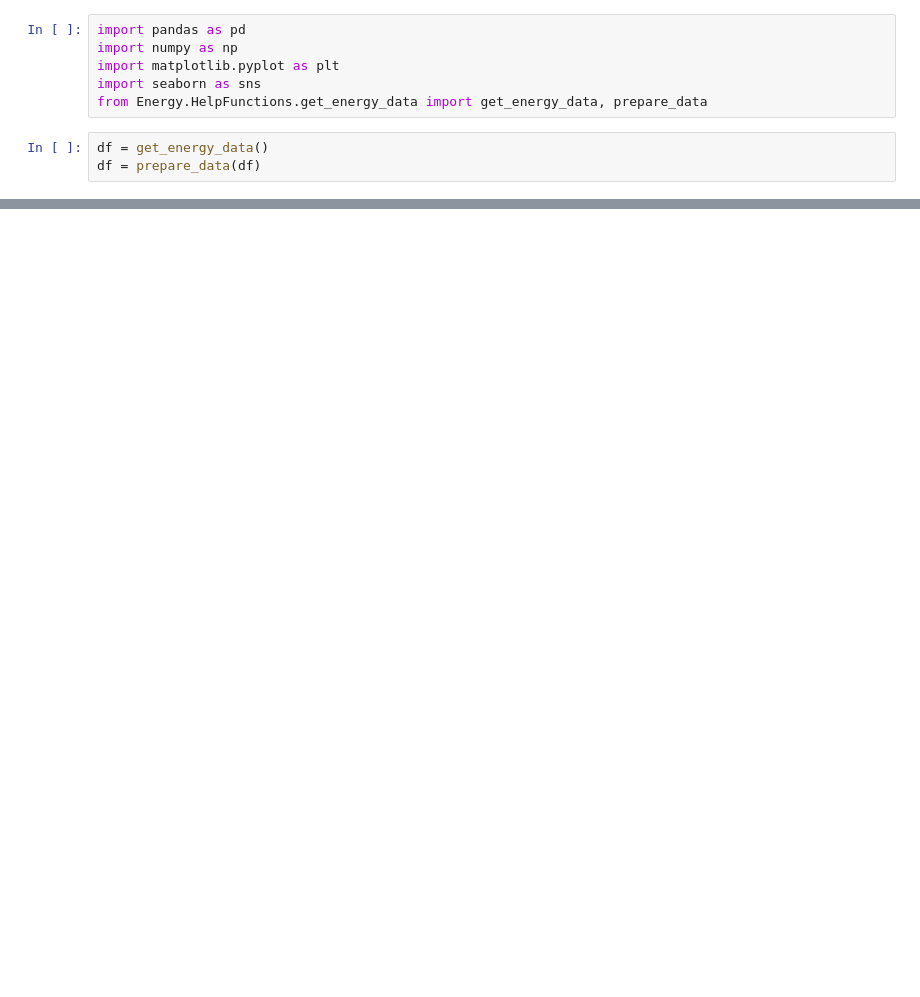
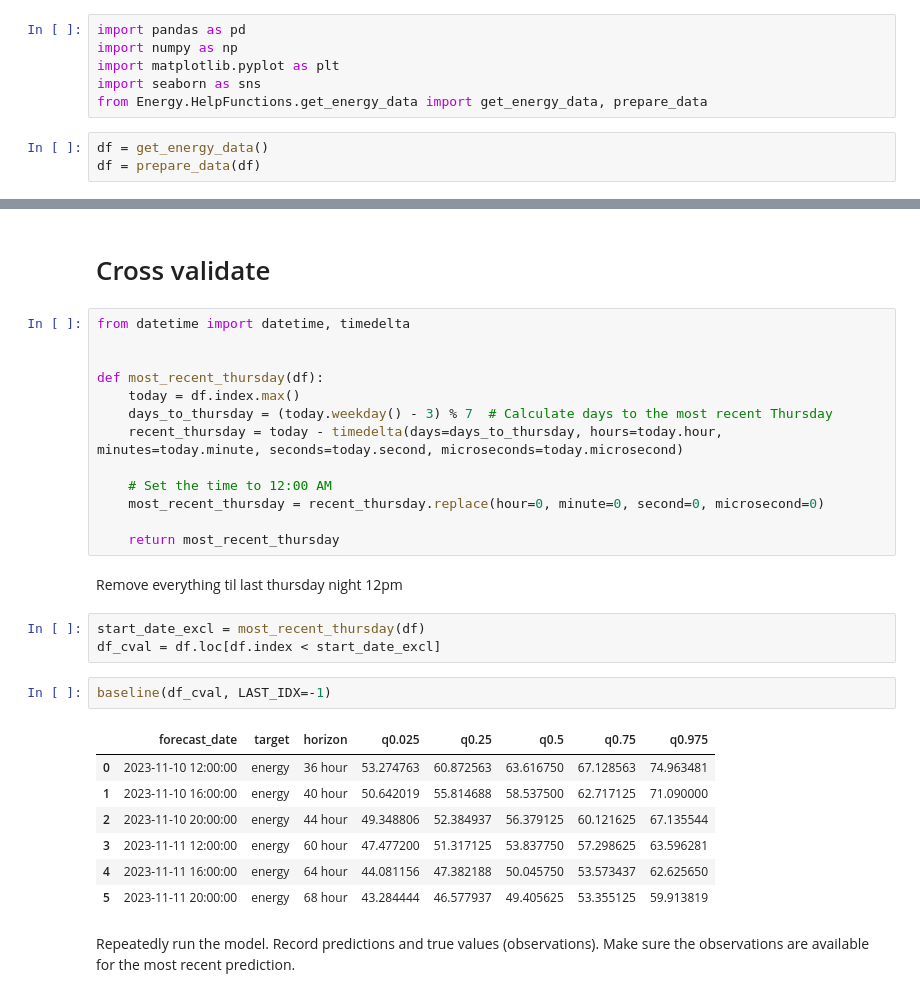
Before and after one commit to EliasKng/PTSFC, a Jupyter notebook: Energy/cross_validation.ipynb, the cells around one changed output, grey strips where cells are left out. Drawn from its saved outputs; the diff is of its cells as text; blank space fills up the shorter version.

```diff
--- a/Energy/cross_validation.ipynb
+++ b/Energy/cross_validation.ipynb
@@ -43,3 +45,35 @@ A
 | 3 | 2023-11-14 20:00:00 | energy | 60 hour | 51.757831 | 55.769188 | 58.404375 | 62.398563 | 69.663931 |
 | 4 | 2023-11-15 00:00:00 | energy | 64 hour | 41.628875 | 44.106687 | 45.769250 | 49.245688 | 56.137538 |
 | 5 | 2023-11-15 04:00:00 | energy | 68 hour | 40.345519 | 42.847750 | 44.830875 | 48.450500 | 55.380406 |
+# %% [markdown]
+# Cross validate
+# %%
+from datetime import datetime, timedelta
+
+
+def most_recent_thursday(df):
+    today = df.index.max()
+    days_to_thursday = (today.weekday() - 3) % 7  # Calculate days to the most recent Thursday
+    recent_thursday = today - timedelta(days=days_to_thursday, hours=today.hour, minutes=today.minute, seconds=today.second, microseconds=today.microsecond)
+
+    # Set the time to 12:00 AM
+    most_recent_thursday = recent_thursday.replace(hour=0, minute=0, second=0, microsecond=0)
+
+    return most_recent_thursday
+# %% [markdown]
+Remove everything til last thursday night 12pm
+# %%
+start_date_excl = most_recent_thursday(df)
+df_cval = df.loc[df.index < start_date_excl]
+# %%
+baseline(df_cval, LAST_IDX=-1)
+# %% [output]
+|  | forecast_date | target | horizon | q0.025 | q0.25 | q0.5 | q0.75 | q0.975 |
+| 0 | 2023-11-10 12:00:00 | energy | 36 hour | 53.274763 | 60.872563 | 63.616750 | 67.128563 | 74.963481 |
+| 1 | 2023-11-10 16:00:00 | energy | 40 hour | 50.642019 | 55.814688 | 58.537500 | 62.717125 | 71.090000 |
+| 2 | 2023-11-10 20:00:00 | energy | 44 hour | 49.348806 | 52.384937 | 56.379125 | 60.121625 | 67.135544 |
+| 3 | 2023-11-11 12:00:00 | energy | 60 hour | 47.477200 | 51.317125 | 53.837750 | 57.298625 | 63.596281 |
+| 4 | 2023-11-11 16:00:00 | energy | 64 hour | 44.081156 | 47.382188 | 50.045750 | 53.573437 | 62.625650 |
+| 5 | 2023-11-11 20:00:00 | energy | 68 hour | 43.284444 | 46.577937 | 49.405625 | 53.355125 | 59.913819 |
+# %% [markdown]
+Repeatedly run the model. Record predictions and true values (observations). Make sure the observations are available for the most recent prediction.
```
Also changed, not shown: parts of 5 cells of this notebook, 1 other file.
